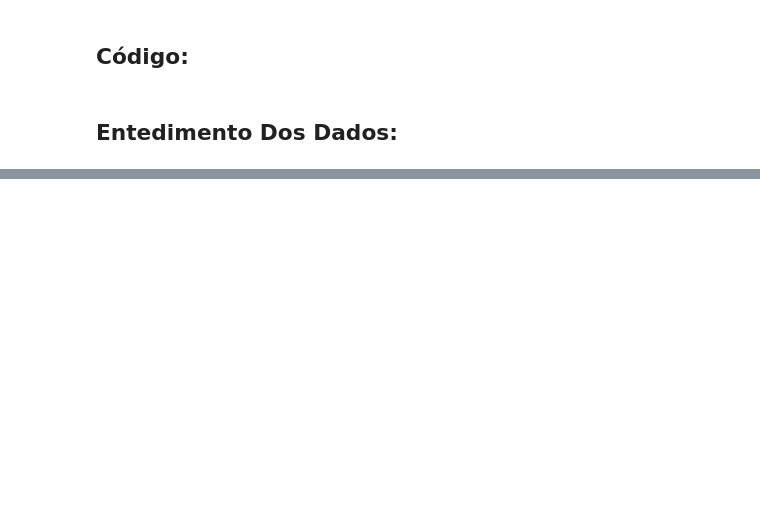
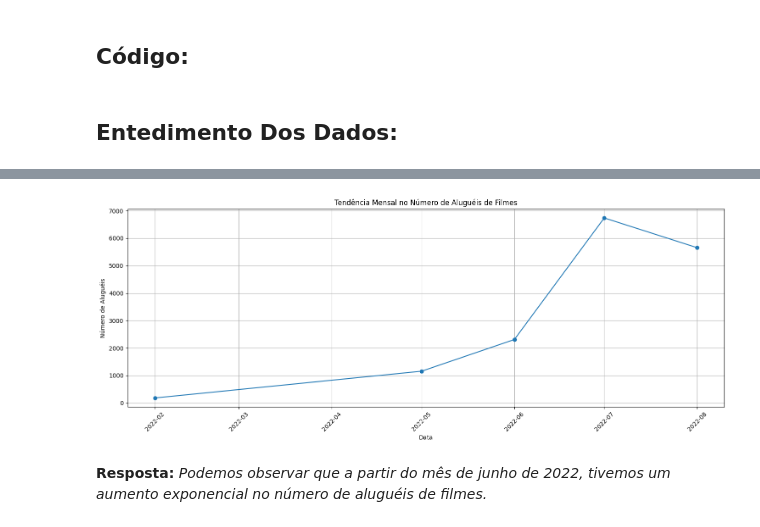
Before and after one commit to SamuelBarbosaDev/Btime_Technical_Test, a Jupyter notebook: notebooks/main.ipynb, the cells around one changed output, grey strips where cells are left out. Drawn from its saved outputs; the diff is of its cells as text; code cells hidden in the pictures; blank space fills up the shorter version.

```diff
--- a/notebooks/main.ipynb
+++ b/notebooks/main.ipynb
@@ -127,0 +194,26 @@ aluguel_filmes.verificando_valores_nulos(
+# %%
+# Criando uma cópia do dataframe
+df_tendencias_mensais = df.copy()
+# %%
+# Extrair o mês e o ano de cada data de aluguel
+df_tendencias_mensais['year'] = df_tendencias_mensais['rental_date'].dt.year
+df_tendencias_mensais['month'] = df_tendencias_mensais['rental_date'].dt.month
+# %%
+# Agrupar os dados por mês e contar o número de aluguéis em cada mês
+alugueis_mensais = df_tendencias_mensais.groupby(['year', 'month']).size().reset_index(name='num_rentals')
+
+# Criar um índice de data para o gráfico
+alugueis_mensais['date'] = pd.to_datetime(alugueis_mensais[['year', 'month']].assign(day=1))
+# %%
+aluguel_filmes.gráfico_de_linhas(
+    dataframe=alugueis_mensais,
+    x='date',
+    y='num_rentals',
+    title='Tendência Mensal no Número de Aluguéis de Filmes',
+    xlabel='Data',
+    ylabel='Número de Aluguéis',
+)
+# %% [output]
+[figure, added]
+# %% [markdown]
+**Resposta:** *Podemos observar que a partir do mês de junho de 2022, tivemos um aumento exponencial no número de aluguéis de filmes.*
```
Also changed, not shown: parts of 20 cells of this notebook.
